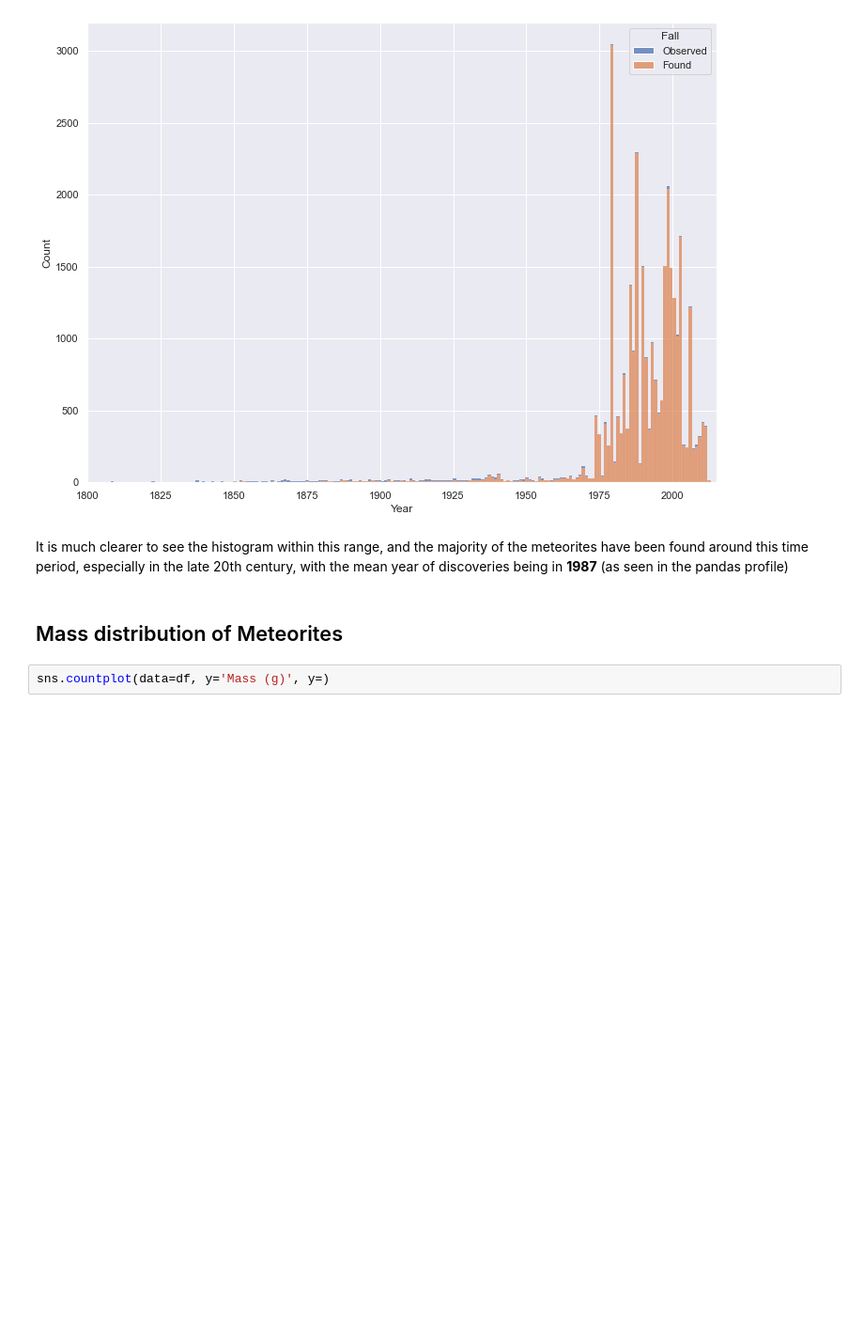
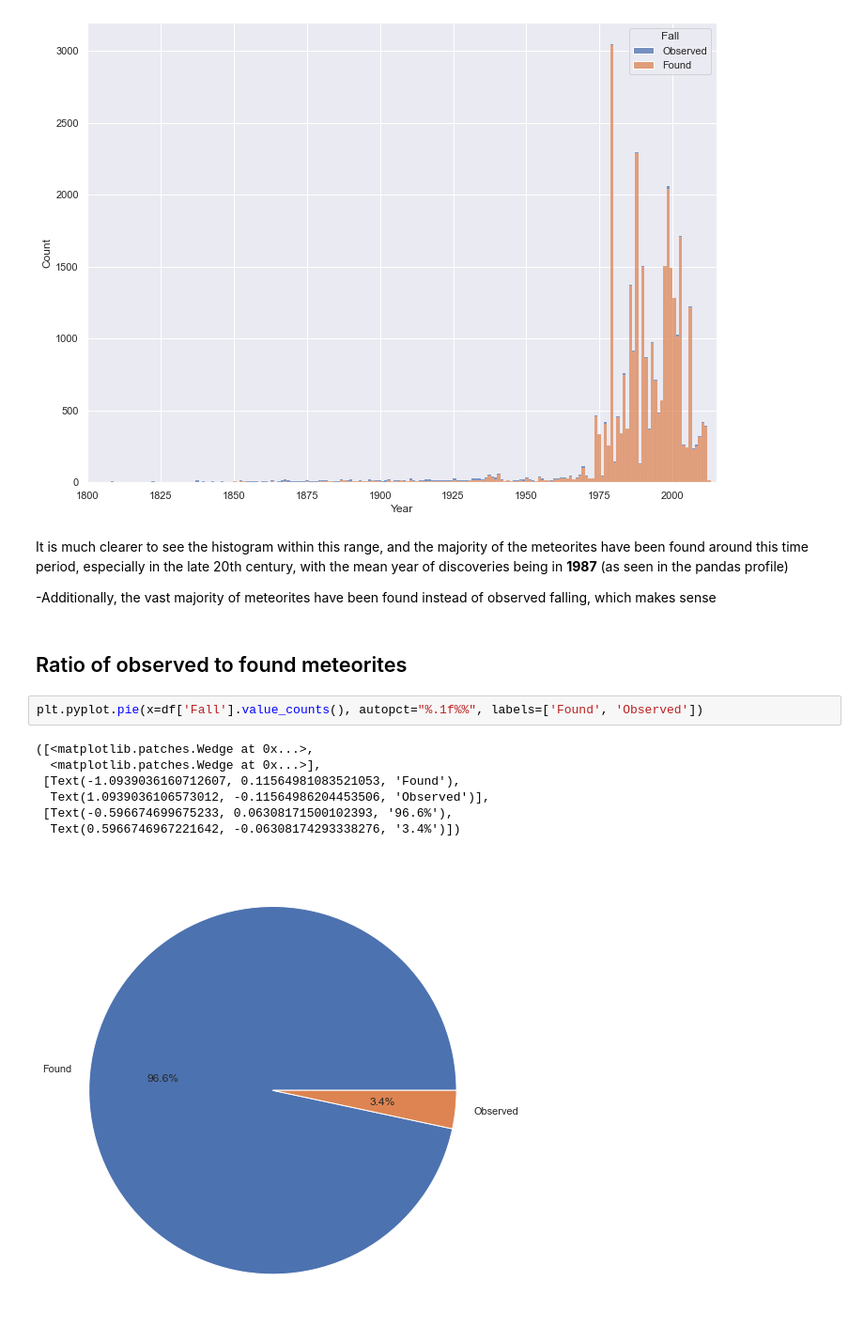
Before and after one commit to data301-2020-winter2/course-project-group_1008, a Jupyter notebook: analysis/Francisco/milestone2_EDA.ipynb, the cells around one changed output. Shown at 94% size. Saved outputs shown, nothing was run; the diff lists cells and outputs as text; blank space fills up the shorter version.

Commit message:
Added some last bits of data analysis

```diff
--- a/analysis/Francisco/milestone2_EDA.ipynb
+++ b/analysis/Francisco/milestone2_EDA.ipynb
@@ -85,7 +88,17 @@ hist = sns.histplot(x='Year', data=df, hue='Fall', multiple='stack').set(xlim=(1
 # %% [markdown]
 It is much clearer to see the histogram within this range, and the majority of the meteorites have been found around this time period, especially in the late 20th century, with the mean year of discoveries being in **1987**
 (as seen in the pandas profile)
+
+-Additionally, the vast majority of meteorites have been found instead of observed falling, which makes sense
-# %% [markdown]
-## Mass distribution of Meteorites
-# %%
-sns.countplot(data=df, y='Mass (g)', y=)
+# %% [markdown]
+## Ratio of observed to found meteorites
+# %%
+plt.pyplot.pie(x=df['Fall'].value_counts(), autopct="%.1f%%", labels=['Found', 'Observed'])
+# %% [output]
+([<matplotlib.patches.Wedge at 0x...>,
+  <matplotlib.patches.Wedge at 0x...>],
+ [Text(-1.0939036160712607, 0.11564981083521053, 'Found'),
+  Text(1.0939036106573012, -0.11564986204453506, 'Observed')],
+ [Text(-0.596674699675233, 0.06308171500102393, '96.6%'),
+  Text(0.5966746967221642, -0.06308174293338276, '3.4%')])
+[figure, added]
```
Also changed, not shown: parts of 2 cells of this notebook.
